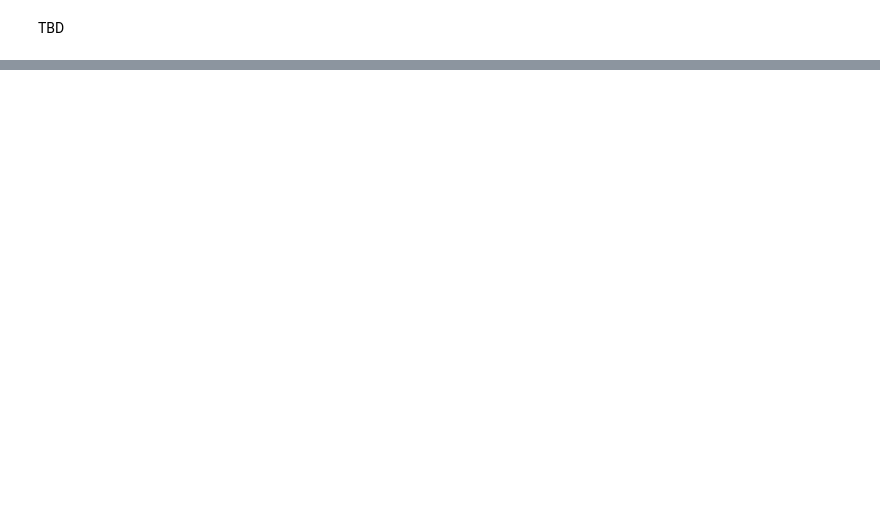
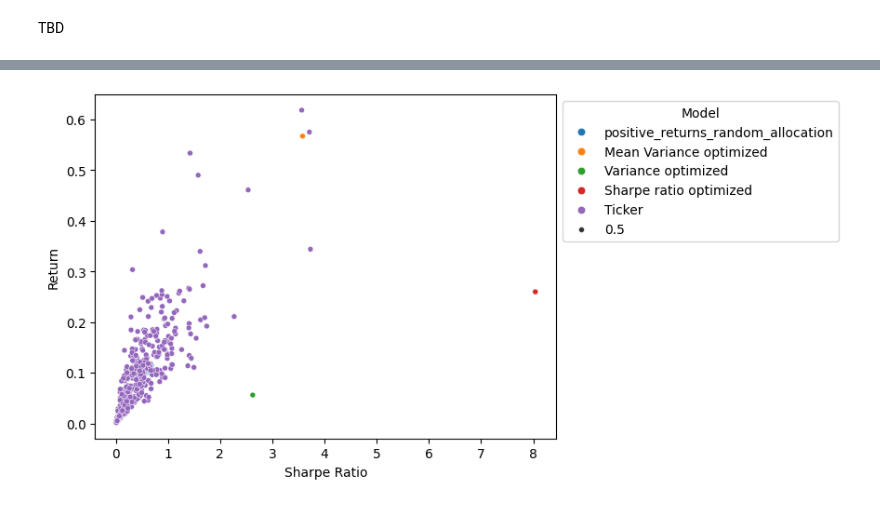
Before and after one commit to alexandreib/QuantDesign, a Jupyter notebook: QD | SP500 Portfolio Allocation.ipynb, the cells around one changed output, grey strips where cells are left out. Saved outputs shown, nothing was run; the diff lists cells and outputs as text; code cells hidden in the pictures; blank space fills up the shorter version.

```diff
--- a/QD | SP500 Portfolio Allocation.ipynb
+++ b/QD | SP500 Portfolio Allocation.ipynb
@@ -336,0 +445,6 @@ print(f"Sharpe Ratio: {sharpe_ratio:.3f}")
+# %%
+std_dev_individual_stocks = log_returns_matrix[l_tickers].std()
+l = []
+for i in range(len(std_dev_individual_stocks)) :
+    l.append([log_returns.iloc[i], std_dev_individual_stocks.iloc[i], log_returns.iloc[i]/std_dev_individual_stocks.iloc[i], 'Ticker'])
+results = pd.concat([results, pd.DataFrame(l, columns = results.columns)])
@@ -336,0 +457,6 @@ print(f"Sharpe Ratio: {sharpe_ratio:.3f}")
+# %%
+ax = sns.scatterplot(results, x='Sharpe Ratio',  y='Return', hue = 'Model', size = 0.5)
+sns.move_legend(ax, "upper left", bbox_to_anchor=(1, 1))
+plt.show()
+# %% [output]
+[figure, added]
```
Also changed, not shown: parts of 48 cells of this notebook.
